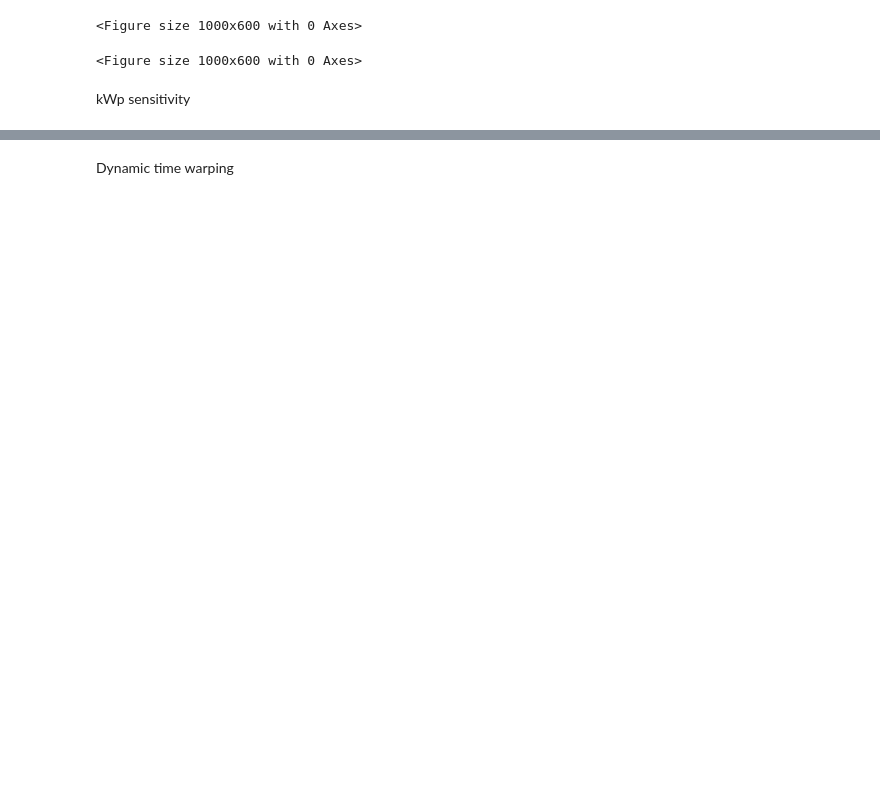
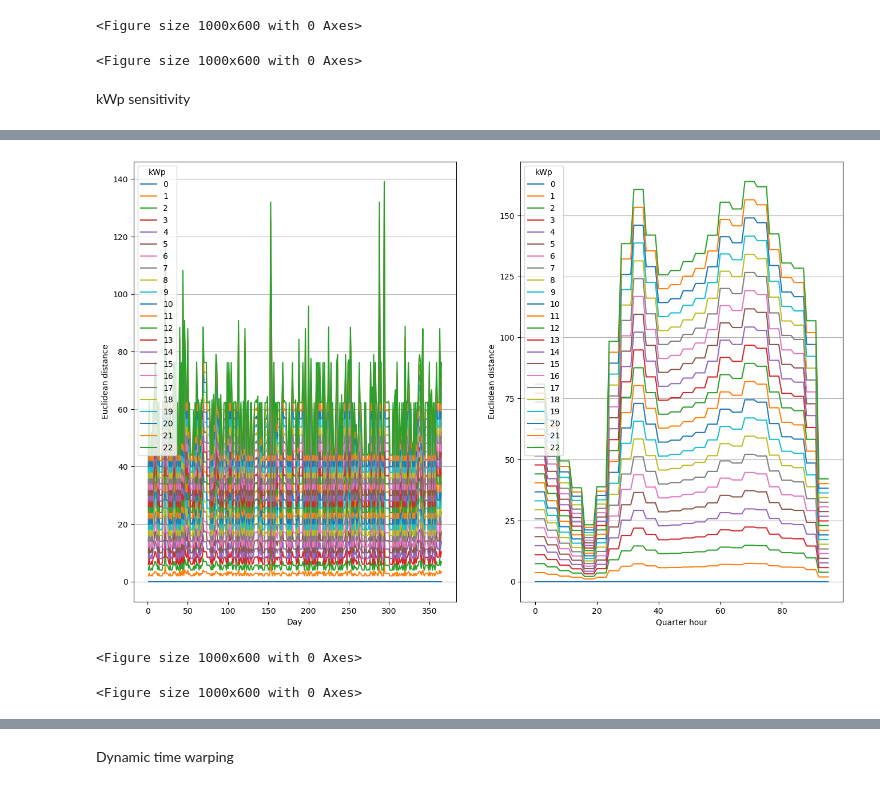
Before and after one commit to Aikofias/Thesis, a Jupyter notebook: Distance_metrics.ipynb, the cells around one changed output, grey strips where cells are left out. Saved outputs shown, nothing was run; the diff lists cells and outputs as text; code cells hidden in the pictures; blank space fills up the shorter version.

```diff
--- a/Distance_metrics.ipynb
+++ b/Distance_metrics.ipynb
@@ -90,0 +135,41 @@ plt.show()
+# %%
+kw_values = np.arange(0, 23, 1)
+
+results_year = pd.DataFrame()
+results_day = pd.DataFrame()
+
+# Calculate the net consumption and Euclidean distance for each kWp value
+for kw in kw_values:
+    net_consumption = baseload + (kw * chargingprofile)
+
+    column_distances = {col: euclidean(baseload[col], net_consumption[col]) for col in baseload.columns}
+    column_distances = pd.Series(column_distances)
+
+    row_distances = cdist(baseload, net_consumption, metric='euclidean').diagonal()
+    row_distances = pd.Series(row_distances)
+
+    results_year[len(results_year.columns)] = column_distances
+    results_day[len(results_day.columns)] = row_distances
+
+fig, axs = plt.subplots(1, 2, figsize=(16, 10))
+plt.figure(figsize=(10, 6))
+for kw in results_year.columns:
+    axs[0].plot(results_year.index, results_year[kw], label=kw)
+axs[0].set_xlabel('Day')
+axs[0].set_ylabel('Euclidean distance')
+axs[0].legend(title='kWp')
+axs[0].grid(axis='y')
+
+plt.figure(figsize=(10, 6))
+for kw in results_day.columns:
+    axs[1].plot(results_day.index, results_day[kw], label=kw)
+axs[1].set_xlabel('Quarter hour')
+axs[1].set_ylabel('Euclidean distance')
+axs[1].legend(title='kWp')
+axs[1].grid(axis='y')
+
+plt.show()
+# %% [output]
+[figure, added]
+<Figure size 1000x600 with 0 Axes>
+<Figure size 1000x600 with 0 Axes>
```
Also changed, not shown: parts of 8 cells of this notebook, 5 other files.
